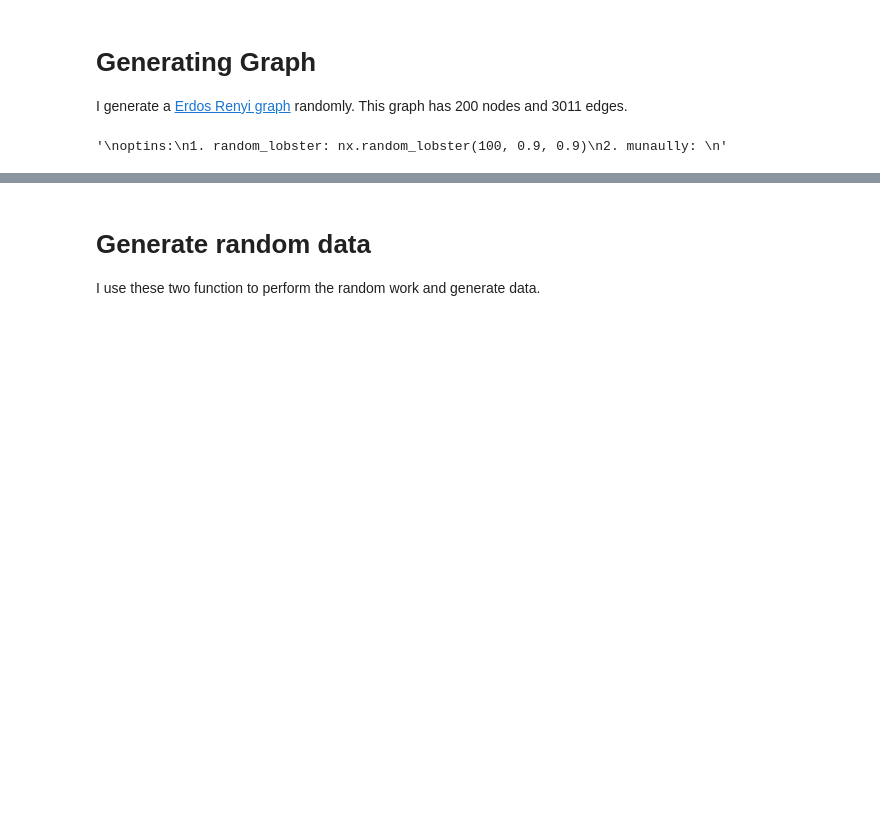
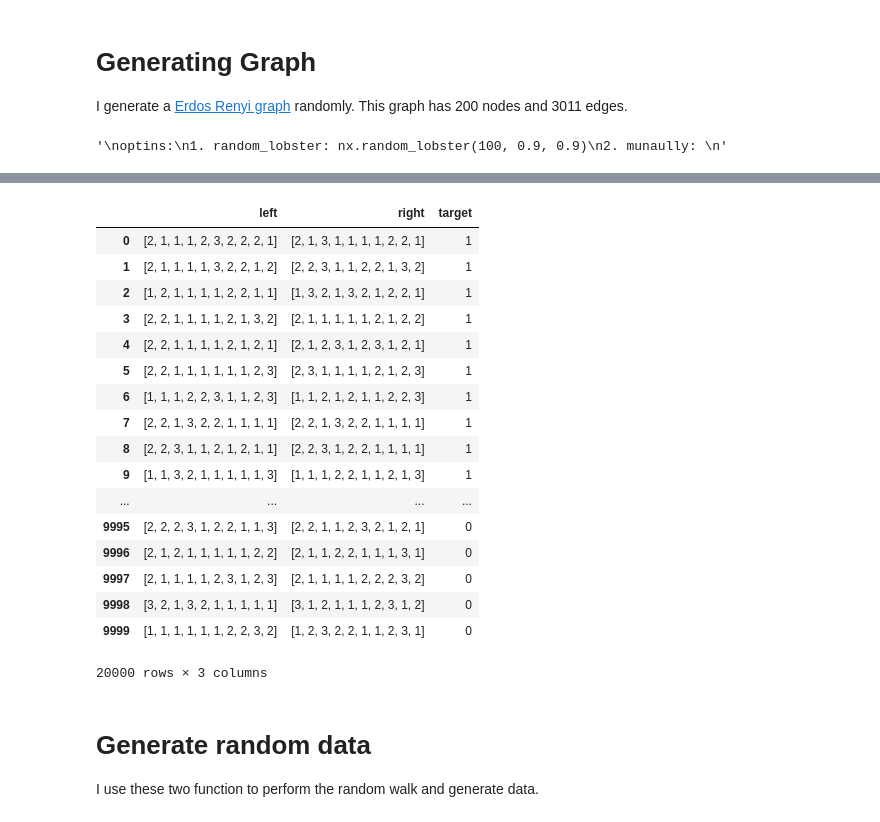
Before and after one commit to ChihchengHsieh/P700, a Jupyter notebook: Generating_data.ipynb, the cells around one changed output, grey strips where cells are left out. Cells and saved outputs as stored; diff of their text form; code cells hidden in the pictures; blank space fills up the shorter version.

```diff
--- a/Generating_data.ipynb
+++ b/Generating_data.ipynb
@@ -44,0 +114,21 @@ fig.savefig('./Graph.png')
+# %%
+def CreatingColourPositivePairs(num_pairs = 10, seqlen = 10, random_seed = None):
+
+    paired_data = []
+    if random_seed != None:
+        np.random.seed(random_seed)
+    for i in range(num_pairs):
+        while True:
+            st_end = np.random.choice(G.nodes,2)
+            paths_ =  list(nx.all_simple_paths(G, st_end[0], st_end[1]))
+            idx = [len(i) == seqlen for i in paths_] # Certain path
+            paths_len = [paths_[i] for i,n in enumerate(idx) if n]
+            if len(paths_len) == 0:
+                continue
+            rd_idx = np.random.choice(len(paths_len), 2)
+            out = [paths_len[i] for i in rd_idx]
+            break
+        paired_dict = {'left':out[0],'right':out[1],'target':1}
+        paired_data.append(paired_dict)
+
+    return paired_data
@@ -44,0 +166,36 @@ fig.savefig('./Graph.png')
+# %%
+def TransferToColourIdx(pairs):
+    for p in pairs:
+        for k,node in enumerate(p['left']):
+            p['left'][k] = colour_to_idx[G.nodes[node]['Colour']]
+        for k,node in enumerate(p['right']):
+            p['right'][k] = colour_to_idx[G.nodes[node]['Colour']]
+
+    return pairs
+# %%
+num_data = 10000
+a = pd.DataFrame(TransferToColourIdx(CreatingColourPositivePairs(num_data, seqlen = 10, random_seed= 101)))
+b = pd.DataFrame(TransferToColourIdx(CreatingColourNegativePairs(num_data, seqlen = 10, random_seed= 101)))
+data = pd.concat([a,b])
+with open("PlanarColour10thData.txt", "wb") as fp:   #Pickling
+     pickle.dump(data, fp)
+data
+# %% [output]
+|  | left | right | target |
+| 0 | [2, 1, 1, 1, 2, 3, 2, 2, 2, 1] | [2, 1, 3, 1, 1, 1, 1, 2, 2, 1] | 1 |
+| 1 | [2, 1, 1, 1, 1, 3, 2, 2, 1, 2] | [2, 2, 3, 1, 1, 2, 2, 1, 3, 2] | 1 |
+| 2 | [1, 2, 1, 1, 1, 1, 2, 2, 1, 1] | [1, 3, 2, 1, 3, 2, 1, 2, 2, 1] | 1 |
+| 3 | [2, 2, 1, 1, 1, 1, 2, 1, 3, 2] | [2, 1, 1, 1, 1, 1, 2, 1, 2, 2] | 1 |
+| 4 | [2, 2, 1, 1, 1, 1, 2, 1, 2, 1] | [2, 1, 2, 3, 1, 2, 3, 1, 2, 1] | 1 |
+| 5 | [2, 2, 1, 1, 1, 1, 1, 1, 2, 3] | [2, 3, 1, 1, 1, 1, 2, 1, 2, 3] | 1 |
+| 6 | [1, 1, 1, 2, 2, 3, 1, 1, 2, 3] | [1, 1, 2, 1, 2, 1, 1, 2, 2, 3] | 1 |
+| 7 | [2, 2, 1, 3, 2, 2, 1, 1, 1, 1] | [2, 2, 1, 3, 2, 2, 1, 1, 1, 1] | 1 |
+| 8 | [2, 2, 3, 1, 1, 2, 1, 2, 1, 1] | [2, 2, 3, 1, 2, 2, 1, 1, 1, 1] | 1 |
+| 9 | [1, 1, 3, 2, 1, 1, 1, 1, 1, 3] | [1, 1, 1, 2, 2, 1, 1, 2, 1, 3] | 1 |
+| ... | ... | ... | ... |
+| 9995 | [2, 2, 2, 3, 1, 2, 2, 1, 1, 3] | [2, 2, 1, 1, 2, 3, 2, 1, 2, 1] | 0 |
+| 9996 | [2, 1, 2, 1, 1, 1, 1, 1, 2, 2] | [2, 1, 1, 2, 2, 1, 1, 1, 3, 1] | 0 |
+| 9997 | [2, 1, 1, 1, 1, 2, 3, 1, 2, 3] | [2, 1, 1, 1, 1, 2, 2, 2, 3, 2] | 0 |
+| 9998 | [3, 2, 1, 3, 2, 1, 1, 1, 1, 1] | [3, 1, 2, 1, 1, 1, 2, 3, 1, 2] | 0 |
+| 9999 | [1, 1, 1, 1, 1, 1, 2, 2, 3, 2] | [1, 2, 3, 2, 2, 1, 1, 2, 3, 1] | 0 |
+20000 rows × 3 columns
@@ -45,5 +210,5 @@ fig.savefig('./Graph.png')
 # %% [markdown]
 # Generate random data
 
-I use these two function to perform the random work and generate data.
+I use these two function to perform the random walk and generate data.
 # %%
```
Also changed, not shown: parts of 6 cells of this notebook, 7 other files.
